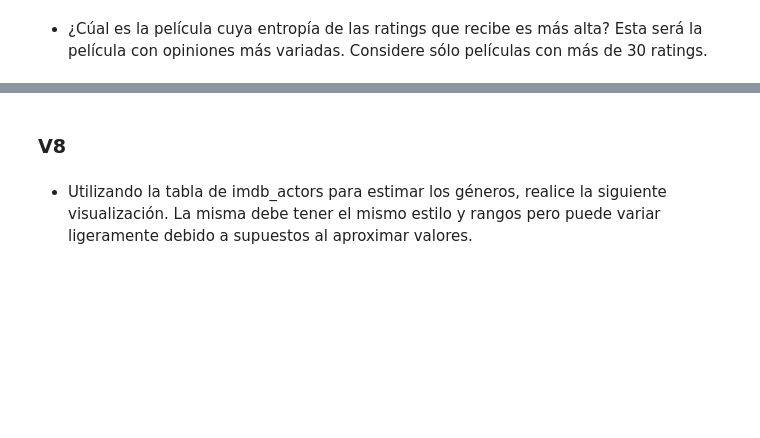
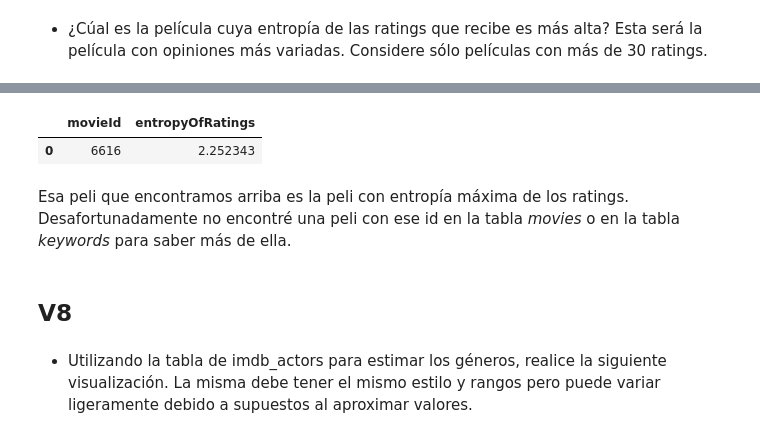
Before and after one commit to Nacho2904/orga_de_datos, a Jupyter notebook: tp_1.ipynb, the cells around one changed output, grey strips where cells are left out. Saved outputs shown, nothing was run; the diff lists cells and outputs as text; code cells hidden in the pictures; blank space fills up the shorter version.

```diff
--- a/tp_1.ipynb
+++ b/tp_1.ipynb
@@ -760,5 +823,19 @@ df_words_and_roi_grouped_filtered.sort_values("meanROI", ascending = False).head
+# %%
+def entropyOfColumn(column: pd.Series) -> float:
+  return sum([-x*np.log(x) for x in column])
+
+df_entropy_for_each_movie = df_probabilities.groupby("movieId").agg(entropyOfRatings = ("probabilityOfRating", entropyOfColumn))
+df_entropy_for_each_movie.sort_values(by="entropyOfRatings", inplace = True, ascending = False)
+df_entropy_for_each_movie = df_entropy_for_each_movie.reset_index()
+# %%
+df_entropy_for_each_movie.head(1)
+# %% [output]
+|  | movieId | entropyOfRatings |
+| 0 | 6616 | 2.252343 |
+# %% [markdown]
+Esa peli que encontramos arriba es la peli con entropía máxima de los ratings. Desafortunadamente no encontré una peli con ese id en la tabla *movies* o en la tabla *keywords* para saber más de ella.
 # %% [markdown]
-### V8
+## V8
 # %% [markdown]
 - Utilizando la tabla de imdb_actors para estimar los géneros, realice la siguiente visualización. La misma debe tener el mismo estilo y rangos pero puede variar ligeramente debido a supuestos al aproximar valores.
 # %% [markdown]
```
Also changed, not shown: parts of 11 cells of this notebook.
